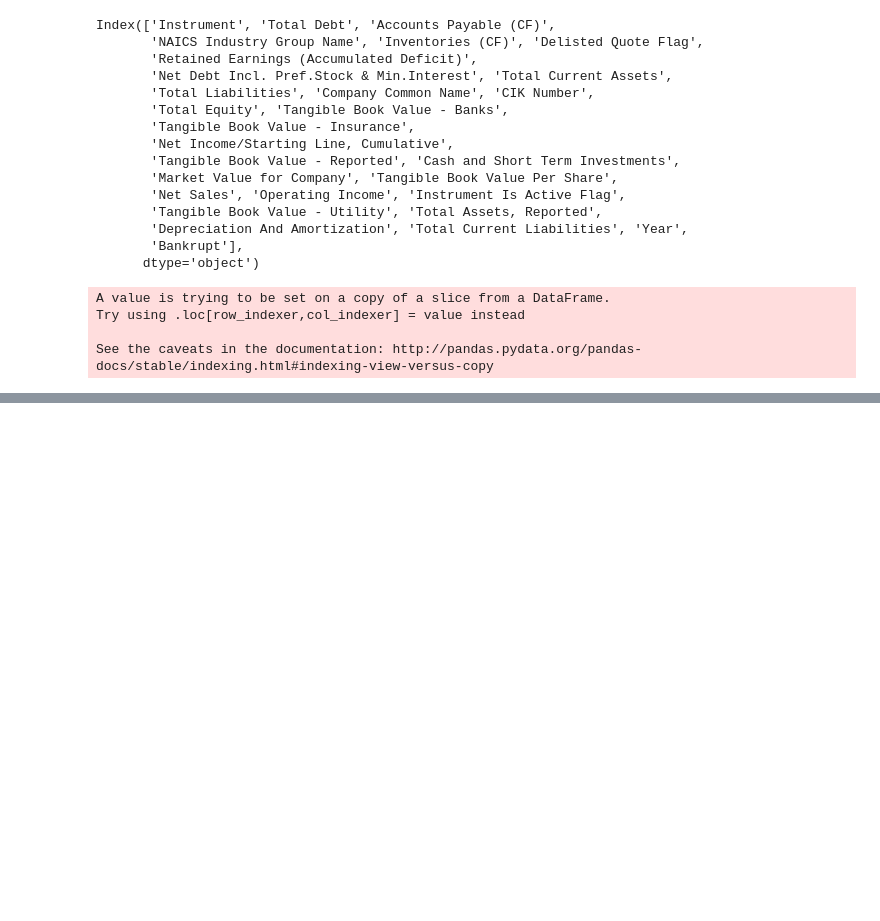
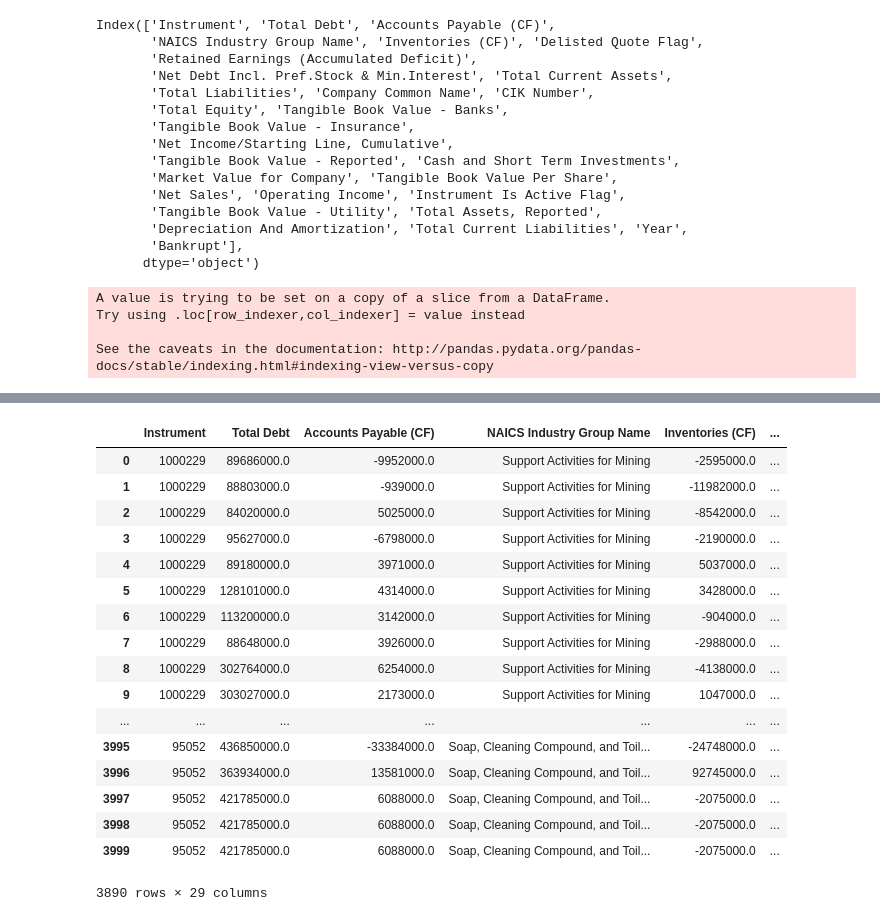
Before and after one commit to Faisalsouz/bankruptcy, a Jupyter notebook: data/Eikon/cleaningTry.ipynb, the cells around one changed output, grey strips where cells are left out. Saved outputs shown, nothing was run; the diff lists cells and outputs as text; code cells hidden in the pictures; blank space fills up the shorter version.

```diff
--- a/data/Eikon/cleaningTry.ipynb
+++ b/data/Eikon/cleaningTry.ipynb
@@ -108,0 +149,23 @@ ValueError: can only convert an array of size 1 to a Python scalar
+# %%
+data_test_bankrupt.to_csv('small_test_sets/data_test_healthy.csv', index=False)
+
+data_test_healthy
+# %% [output]
+|  | Instrument | Total Debt | Accounts Payable (CF) | NAICS Industry Group Name | Inventories (CF) | ... |
+| 0 | 1000229 | 89686000.0 | -9952000.0 | Support Activities for Mining | -2595000.0 | ... |
+| 1 | 1000229 | 88803000.0 | -939000.0 | Support Activities for Mining | -11982000.0 | ... |
+| 2 | 1000229 | 84020000.0 | 5025000.0 | Support Activities for Mining | -8542000.0 | ... |
+| 3 | 1000229 | 95627000.0 | -6798000.0 | Support Activities for Mining | -2190000.0 | ... |
+| 4 | 1000229 | 89180000.0 | 3971000.0 | Support Activities for Mining | 5037000.0 | ... |
+| 5 | 1000229 | 128101000.0 | 4314000.0 | Support Activities for Mining | 3428000.0 | ... |
+| 6 | 1000229 | 113200000.0 | 3142000.0 | Support Activities for Mining | -904000.0 | ... |
+| 7 | 1000229 | 88648000.0 | 3926000.0 | Support Activities for Mining | -2988000.0 | ... |
+| 8 | 1000229 | 302764000.0 | 6254000.0 | Support Activities for Mining | -4138000.0 | ... |
+| 9 | 1000229 | 303027000.0 | 2173000.0 | Support Activities for Mining | 1047000.0 | ... |
+| ... | ... | ... | ... | ... | ... | ... |
+| 3995 | 95052 | 436850000.0 | -33384000.0 | Soap, Cleaning Compound, and Toil... | -24748000.0 | ... |
+| 3996 | 95052 | 363934000.0 | 13581000.0 | Soap, Cleaning Compound, and Toil... | 92745000.0 | ... |
+| 3997 | 95052 | 421785000.0 | 6088000.0 | Soap, Cleaning Compound, and Toil... | -2075000.0 | ... |
+| 3998 | 95052 | 421785000.0 | 6088000.0 | Soap, Cleaning Compound, and Toil... | -2075000.0 | ... |
+| 3999 | 95052 | 421785000.0 | 6088000.0 | Soap, Cleaning Compound, and Toil... | -2075000.0 | ... |
+3890 rows × 29 columns
```
Also changed, not shown: parts of 13 cells of this notebook, 3 other files.
